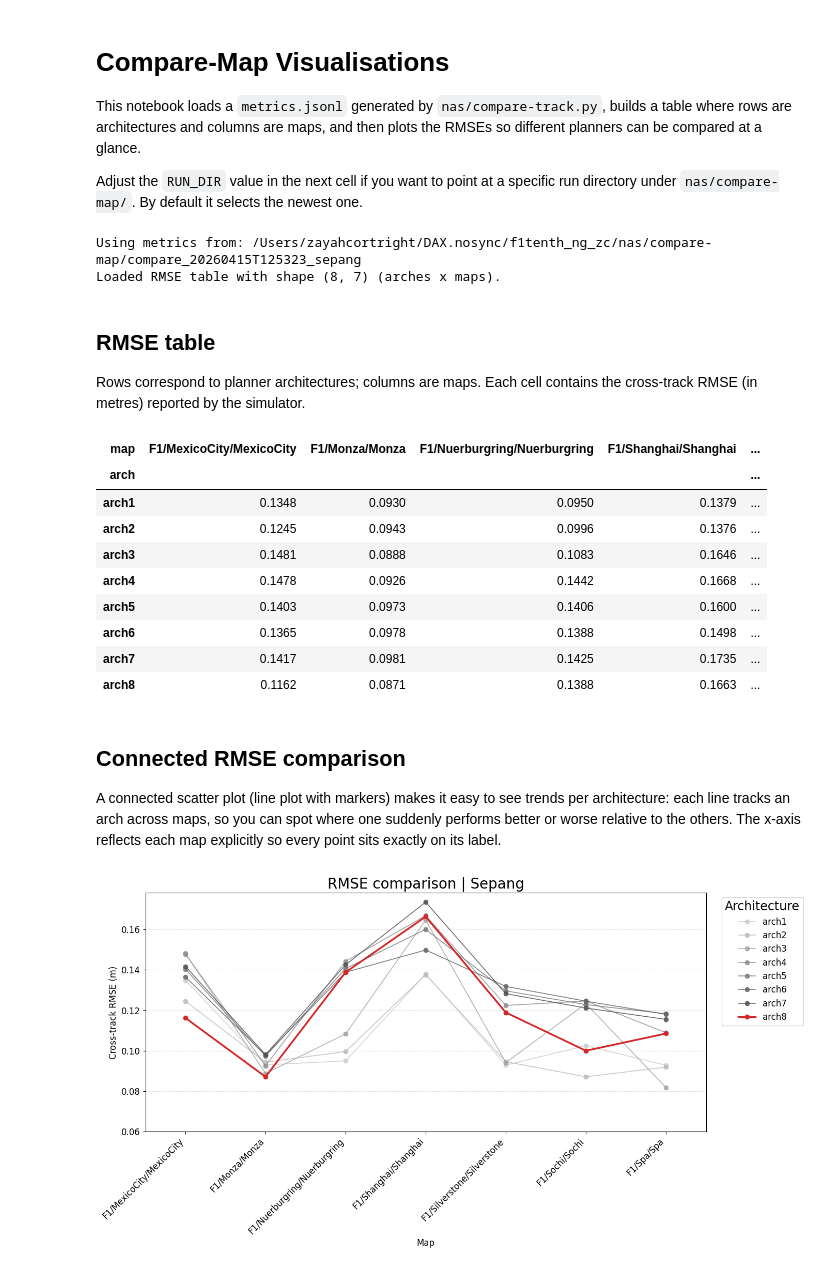
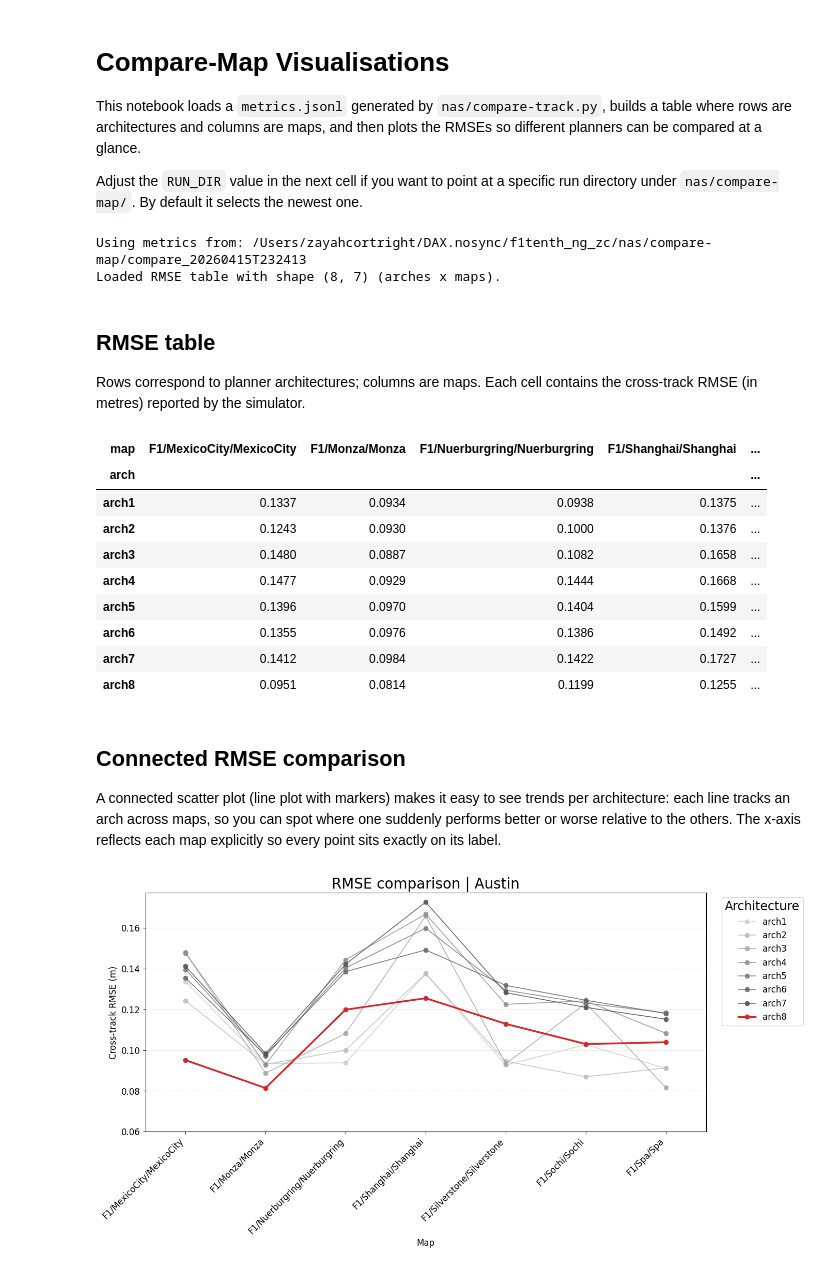
Before and after one commit to zzayah/NAS-in-the-Loop, a Jupyter notebook: nas/compare-map/vis.ipynb, the cells around one changed output. Cells and saved outputs as stored; diff of their text form; code cells hidden in the pictures.

Commit message:
austin and melbourne analysis complete. call-six is setup.

```diff
--- a/nas/compare-map/vis.ipynb
+++ b/nas/compare-map/vis.ipynb
@@ -34,7 +34,7 @@ def latest_run_dir(base_dir: Path = BASE_OUTPUT_DIR) -> Path:
         )
     return candidates[-1].parent
 
-RUN_DIR_OVERRIDE: Path | str | None = "compare_20260415T125323_sepang"  # e.g., "compare_20260410T133741"
+RUN_DIR_OVERRIDE: Path | str | None = "compare_20260415T232413"  # e.g., "compare_20260410T133741"
 # RUN_DIR_OVERRIDE: Path | str | None = None
 
 
@@ -84,7 +84,7 @@ pivot = df.pivot_table(index="arch", columns="map", values="rmse")
 pivot = pivot.sort_index()
 print(f"Loaded RMSE table with shape {pivot.shape} (arches x maps).")
 # %% [output]
-Using metrics from: /Users/zayahcortright/DAX.nosync/f1tenth_ng_zc/nas/compare-map/compare_20260415T125323_sepang
+Using metrics from: /Users/zayahcortright/DAX.nosync/f1tenth_ng_zc/nas/compare-map/compare_20260415T232413
 Loaded RMSE table with shape (8, 7) (arches x maps).
 # %% [markdown]
 ## RMSE table
@@ -101,14 +101,14 @@ display(
 # %% [output]
 | map | F1/MexicoCity/MexicoCity | F1/Monza/Monza | F1/Nuerburgring/Nuerburgring | F1/Shanghai/Shanghai | ... |
 | arch |  |  |  |  | ... |
-| arch1 | 0.1348 | 0.0930 | 0.0950 | 0.1379 | ... |
-| arch2 | 0.1245 | 0.0943 | 0.0996 | 0.1376 | ... |
-| arch3 | 0.1481 | 0.0888 | 0.1083 | 0.1646 | ... |
-| arch4 | 0.1478 | 0.0926 | 0.1442 | 0.1668 | ... |
-| arch5 | 0.1403 | 0.0973 | 0.1406 | 0.1600 | ... |
-| arch6 | 0.1365 | 0.0978 | 0.1388 | 0.1498 | ... |
-| arch7 | 0.1417 | 0.0981 | 0.1425 | 0.1735 | ... |
-| arch8 | 0.1162 | 0.0871 | 0.1388 | 0.1663 | ... |
+| arch1 | 0.1337 | 0.0934 | 0.0938 | 0.1375 | ... |
+| arch2 | 0.1243 | 0.0930 | 0.1000 | 0.1376 | ... |
+| arch3 | 0.1480 | 0.0887 | 0.1082 | 0.1658 | ... |
+| arch4 | 0.1477 | 0.0929 | 0.1444 | 0.1668 | ... |
+| arch5 | 0.1396 | 0.0970 | 0.1404 | 0.1599 | ... |
+| arch6 | 0.1355 | 0.0976 | 0.1386 | 0.1492 | ... |
+| arch7 | 0.1412 | 0.0984 | 0.1422 | 0.1727 | ... |
+| arch8 | 0.0951 | 0.0814 | 0.1199 | 0.1255 | ... |
 # %% [markdown]
 ## Connected RMSE comparison
 
@@ -139,32 +139,32 @@ if other_arches:
 if has_highlight:
     ax.plot(
         x_positions,
         pivot.loc[highlight_arch].values,
         marker="o",
         linewidth=2.5,
         color="#d62728",
         label=highlight_arch,
     )
 ax.set_xticks(list(x_positions))
 ax.set_xticklabels(maps, rotation=45, ha="right")
 ax.set_xlim(-0.5, len(maps) - 0.5)
 ax.set_ylabel("Cross-track RMSE (m)")
 ax.set_xlabel("Map")
 # ax.set_title(f"RMSE comparison across maps ({RUN_DIR.name})")
-ax.set_title(f"RMSE comparison | Sepang")
+ax.set_title(f"RMSE comparison | Austin")
 ax.set_ylim(bottom=0.06)
 ax.grid(True, axis="y", linestyle="--", alpha=0.4)
 ax.legend(title="Architecture", bbox_to_anchor=(1.02, 1), loc="upper left")
 plt.rcParams.update({
     "font.size": 122,
     "axes.titlesize": 20,
     "axes.labelsize": 12,
     "xtick.labelsize": 12,
     "ytick.labelsize": 12,
     "legend.fontsize": 12,
     "legend.title_fontsize": 17,
 })
 plt.tight_layout()
 plt.show()
 # %% [output]
-[figure, old version]
+[figure, new version]
```
Also changed, not shown: 7 other files.
